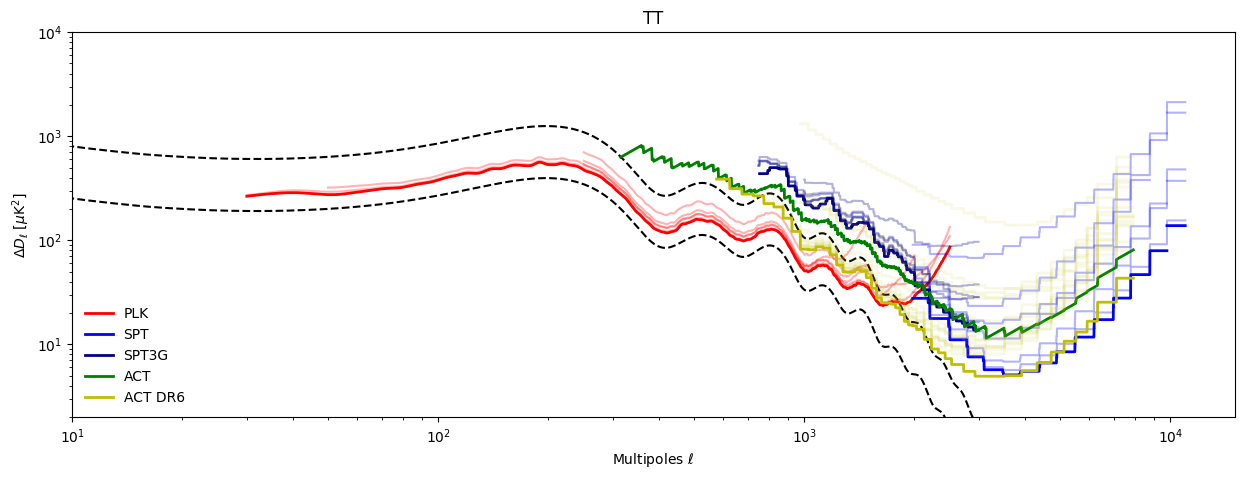
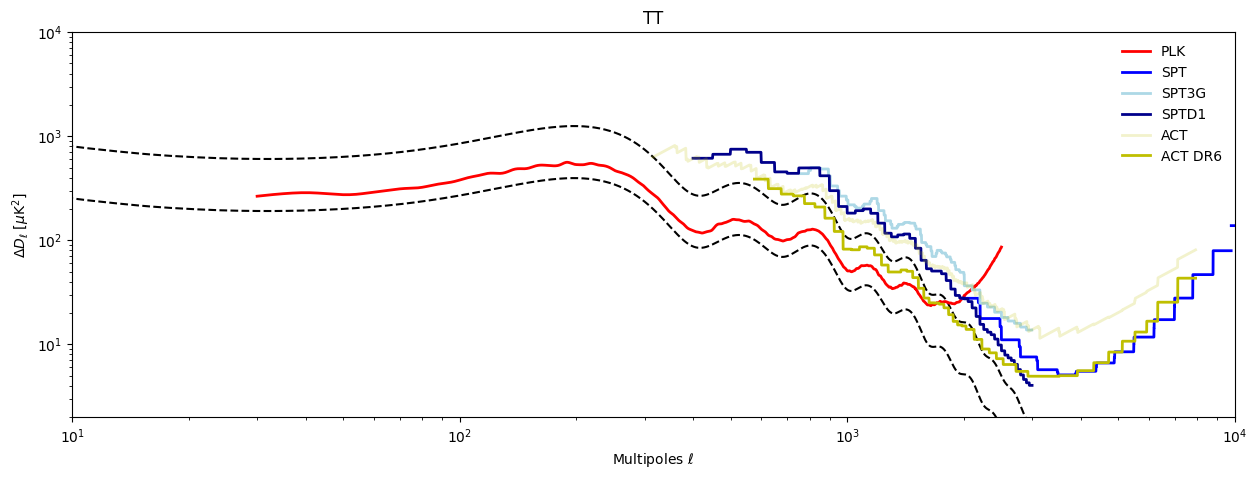
The notebook cell's code change between the first figure and the second:
--- before
+++ after
@@ -3,14 +3,16 @@
 plt.plot( lth, lth*(lth+1)/2/np.pi*np.sqrt((clth[0]**2+clth[0]**2)/(2*lth+1))*1e12, 'k--')
 plt.plot( lth, lth*(lth+1)/2/np.pi*np.sqrt((clth[0]**2+clth[0]**2)/(2*lth+1)/0.1)*1e12, 'k--')
-plt.plot( PLK['TT']['ell'], np.sqrt(PLK['TT']['cross'].T), 'r', alpha=0.3)
+#plt.plot( PLK['TT']['ell'], np.sqrt(PLK['TT']['cross'].T), 'r', alpha=0.3)
 plt.plot( PLK['TT']['ell'], np.sqrt(PLK['TT']['all']), 'r', lw=2, label="PLK")
-plt.plot( SPT['ell'], np.sqrt(SPT['cross'].T), 'b', alpha=0.3)
+#plt.plot( SPT['ell'], np.sqrt(SPT['cross'].T), 'b', alpha=0.3)
 plt.plot( SPT['ell'], np.sqrt(SPT['all']), 'b', lw=2, label="SPT")
-plt.plot( SPT3G['TT']['ell'], np.sqrt(SPT3G['TT']['cross'].T), 'darkblue', alpha=0.3)
-plt.plot( SPT3G['TT']['ell'], np.sqrt(SPT3G['TT']['all']), 'darkblue', lw=2, label="SPT3G")
+#plt.plot( SPT3G['TT']['ell'], np.sqrt(SPT3G['TT']['cross'].T), 'darkblue', alpha=0.3)
+plt.plot( SPT3G['TT']['ell'], np.sqrt(SPT3G['TT']['all']), 'lightblue', lw=2, label="SPT3G")
+#plt.plot( SPTD1['TT']['ell'], np.sqrt(SPTD1['TT']['cross'].T), 'darkblue', alpha=0.3)
+plt.plot( SPTD1['TT']['ell'], np.sqrt(SPTD1['TT']['all']), 'darkblue', lw=2, label="SPTD1")
 #plt.plot( ACTw['TT']['ell'], np.sqrt(ACTw['TT']['cross'].T), 'y', alpha=0.3)
 #plt.plot( ACTd['TT']['ell'], np.sqrt(ACTd['TT']['cross'].T), 'g', alpha=0.3)
-plt.plot( ACT['ell'], np.sqrt(ACT['TT']), 'g', lw=2, label="ACT")
-plt.plot( np.sqrt(ACT25['TT']['cross'].T), 'y', lw=2, alpha=0.1)
+plt.plot( ACT['ell'], np.sqrt(ACT['TT']), 'y', alpha=0.2, lw=2, label="ACT")
+#plt.plot( np.sqrt(ACT25['TT']['cross'].T), 'y', lw=2, alpha=0.1)
 plt.plot( np.sqrt(ACT25['TT']['all']), 'y', lw=2, label="ACT DR6")
 plt.loglog()
@@ -19,4 +21,4 @@
 plt.xlabel( r"Multipoles $\ell$")
 plt.ylabel( r"$\Delta D_\ell$ [$\mu$K$^2$]")
-plt.xlim( 1e1, 1.5e4)
+plt.xlim( 1e1, 1e4)
 plt.ylim( 2e0, 1e4)

Commit: Update notebooks